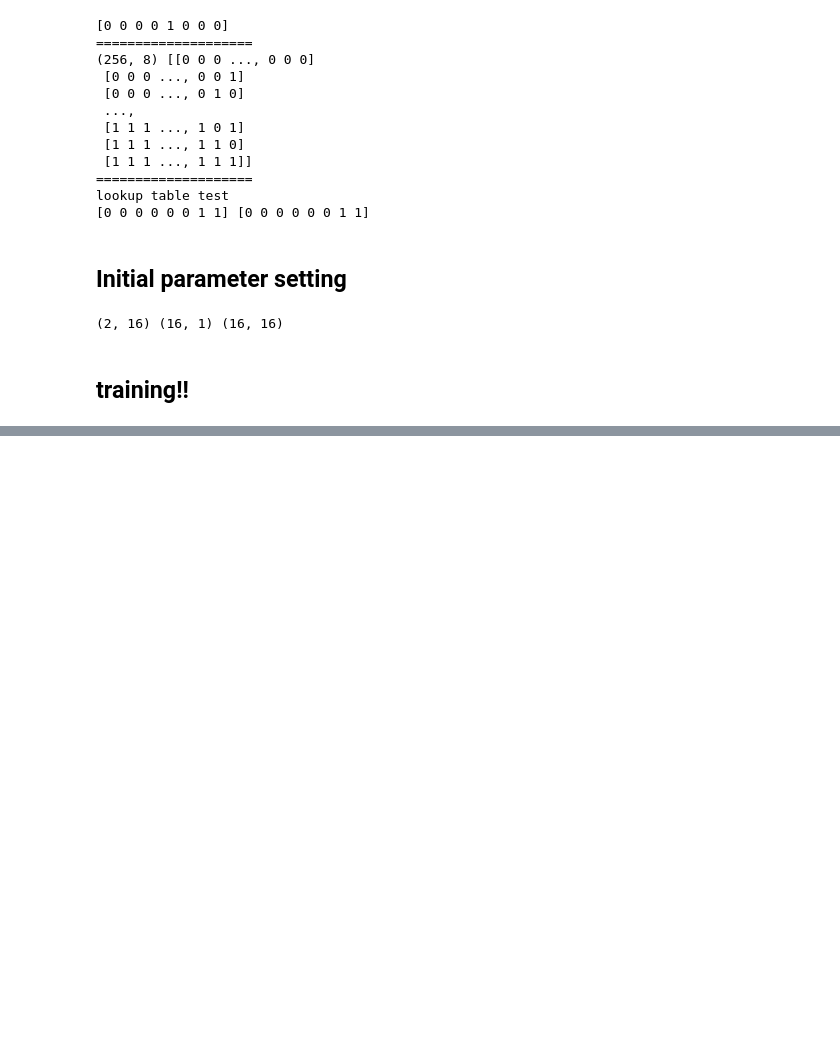
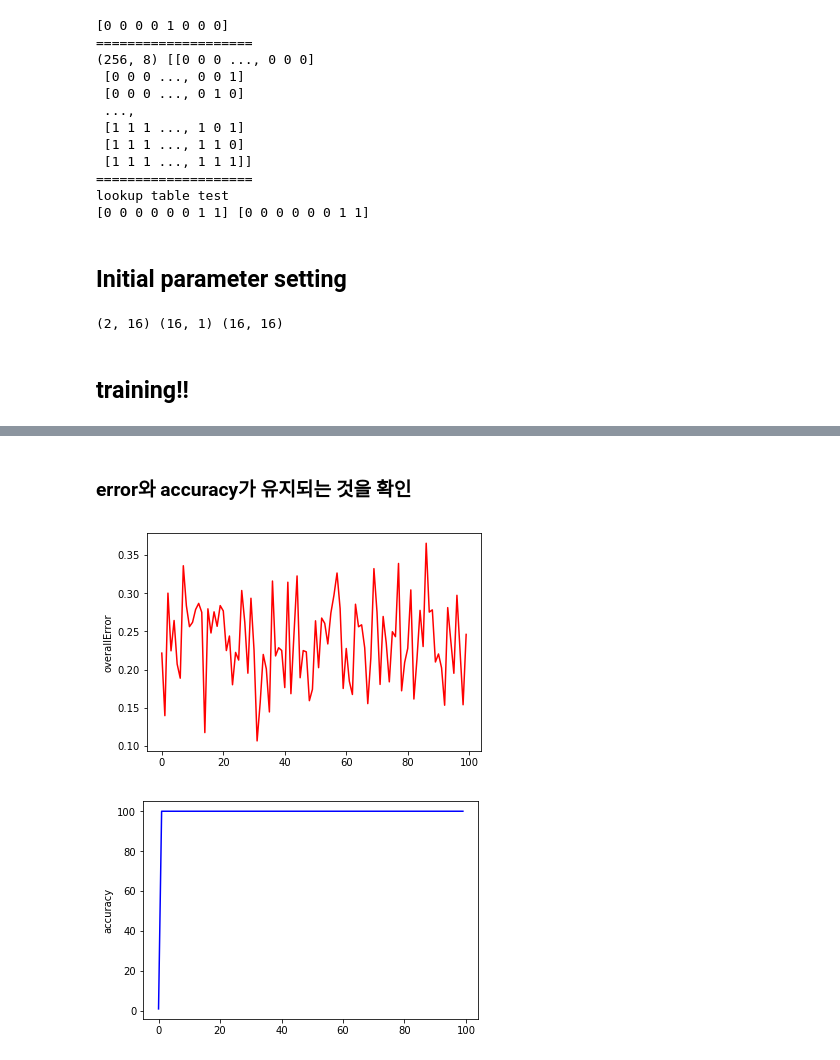
Before and after one commit to jaejun-yoo/RNN-implementation-using-Numpy-binary-digit-addition, a Jupyter notebook: RNN implementation with Numpy (binary addition).ipynb, the cells around one changed output, grey strips where cells are left out. Saved outputs shown, nothing was run; the diff lists cells and outputs as text; code cells hidden in the pictures; blank space fills up the shorter version.

```diff
--- a/RNN implementation with Numpy (binary addition).ipynb
+++ b/RNN implementation with Numpy (binary addition).ipynb
@@ -241,0 +264,6 @@ plt.show()
+# %%
+# initialization
+overallError_history = list()
+accuracy = list()
+accuracy_history = list()
+accuracy_count = 0
@@ -241,0 +365,15 @@ plt.show()
+# %% [markdown]
+### error와 accuracy가 유지되는 것을 확인
+# %%
+#print(overallError_history)
+x_range = range(max_iter//100)
+plt.plot(x_range,overallError_history,'r-')
+plt.ylabel('overallError')
+plt.show()
+
+plt.plot(x_range,accuracy_history,'b-')
+plt.ylabel('accuracy')
+plt.show()
+# %% [output]
+[figure, added]
+[figure, added]
```
Also changed, not shown: parts of 5 cells of this notebook.
